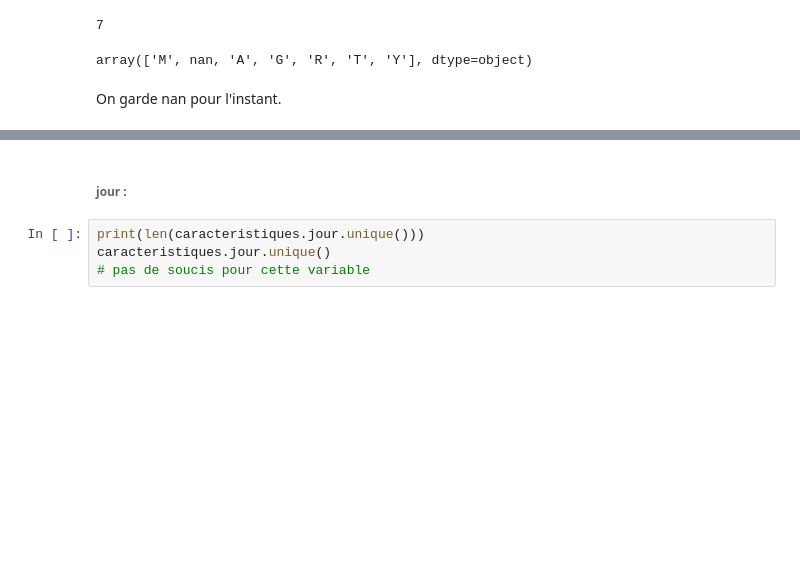
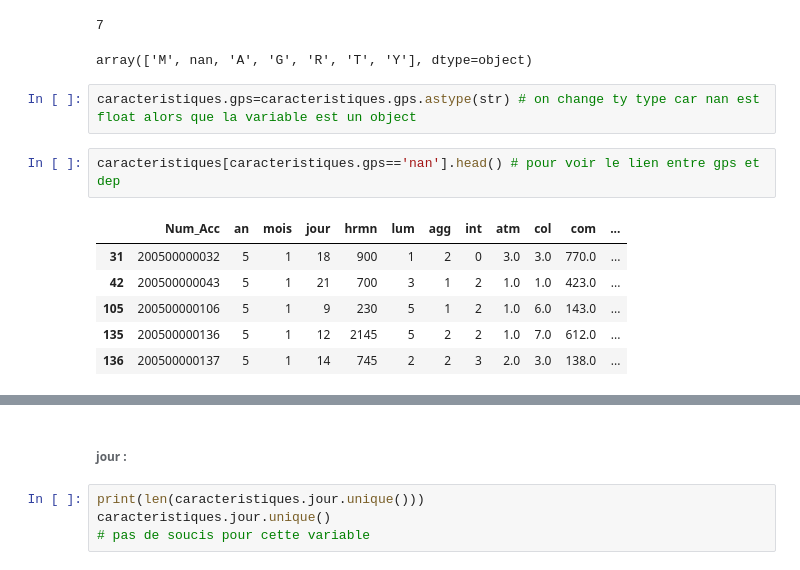
Before and after one commit to Louriz/Big_data_IMT, a Jupyter notebook: accidents-projet.ipynb, the cells around one changed output, grey strips where cells are left out. Cells and saved outputs as stored; diff of their text form; blank space fills up the shorter version.

```diff
--- a/accidents-projet.ipynb
+++ b/accidents-projet.ipynb
@@ -216,5 +216,14 @@ caracteristiques.gps.unique()
 # %% [output]
 7
 array(['M', nan, 'A', 'G', 'R', 'T', 'Y'], dtype=object)
-# %% [markdown]
-On garde nan pour l'instant.
+# %%
+caracteristiques.gps=caracteristiques.gps.astype(str) # on change ty type car nan est float alors que la variable est un object
+# %%
+caracteristiques[caracteristiques.gps=='nan'].head() # pour voir le lien entre gps et dep
+# %% [output]
+|  | Num_Acc | an | mois | jour | hrmn | lum | agg | int | atm | col | com | ... |
+| 31 | 200500000032 | 5 | 1 | 18 | 900 | 1 | 2 | 0 | 3.0 | 3.0 | 770.0 | ... |
+| 42 | 200500000043 | 5 | 1 | 21 | 700 | 3 | 1 | 2 | 1.0 | 1.0 | 423.0 | ... |
+| 105 | 200500000106 | 5 | 1 | 9 | 230 | 5 | 1 | 2 | 1.0 | 6.0 | 143.0 | ... |
+| 135 | 200500000136 | 5 | 1 | 12 | 2145 | 5 | 2 | 2 | 1.0 | 7.0 | 612.0 | ... |
+| 136 | 200500000137 | 5 | 1 | 14 | 745 | 2 | 2 | 3 | 2.0 | 3.0 | 138.0 | ... |
```
Also changed, not shown: parts of 54 cells of this notebook.
